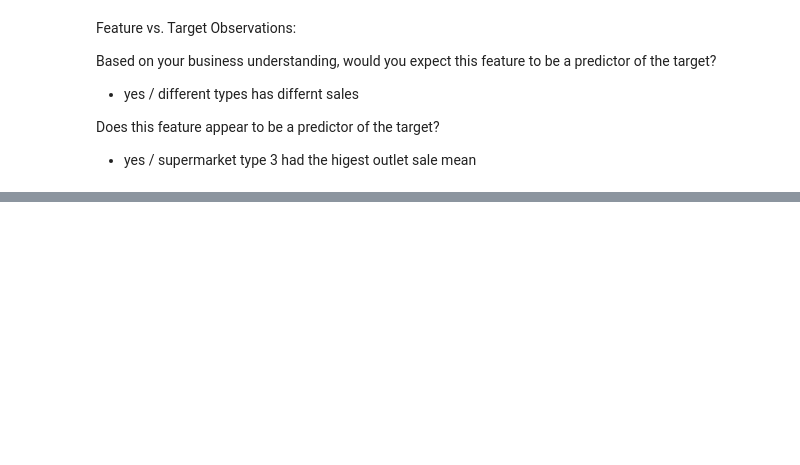
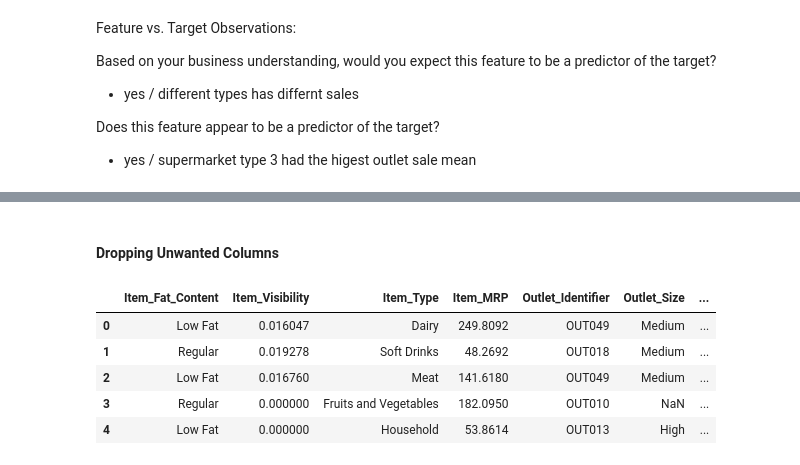
Before and after one commit to baselshunnarah/Prediction-of-Product-Sales, a Jupyter notebook: Prediction_of_Product_Sales.ipynb, the cells around one changed output, grey strips where cells are left out. Cells and saved outputs as stored; diff of their text form; code cells hidden in the pictures; blank space fills up the shorter version.

```diff
--- a/Prediction_of_Product_Sales.ipynb
+++ b/Prediction_of_Product_Sales.ipynb
@@ -20,8 +26,8 @@ import pandas as pd
 file_path="/content/drive/MyDrive/AXSOSACADEMY/01-Fundamentals/Week02/Data/sales_predictions_2023.csv"
 # %%
 #read_the file
-
 df_prediction=pd.read_csv(file_path)
+df2=df_prediction.copy()
 df_prediction.head()
 # %% [output]
 |  | Item_Identifier | Item_Weight | Item_Fat_Content | Item_Visibility | Item_Type | Item_MRP | ... |
@@ -1107,0 +1181,8 @@ Does this feature appear to be a predictor of the target?
+# %%
+
+  #sum of all duplicates
+duplicate_rows = df2.duplicated(keep=False)
+if duplicate_rows.sum() > 0:
+   df2 = df2.drop_duplicates()
+else:
+   print("No Duplicates")
@@ -1107,0 +1273,13 @@ Does this feature appear to be a predictor of the target?
+# %% [markdown]
+#### Dropping Unwanted Columns
+# %%
+# Droping features
+df2 = df2.drop(columns=['Item_Identifier', 'Item_Weight', 'Outlet_Establishment_Year',])
+df2.head()
+# %% [output]
+|  | Item_Fat_Content | Item_Visibility | Item_Type | Item_MRP | Outlet_Identifier | Outlet_Size | ... |
+| 0 | Low Fat | 0.016047 | Dairy | 249.8092 | OUT049 | Medium | ... |
+| 1 | Regular | 0.019278 | Soft Drinks | 48.2692 | OUT018 | Medium | ... |
+| 2 | Low Fat | 0.016760 | Meat | 141.6180 | OUT049 | Medium | ... |
+| 3 | Regular | 0.000000 | Fruits and Vegetables | 182.0950 | OUT010 | NaN | ... |
+| 4 | Low Fat | 0.000000 | Household | 53.8614 | OUT013 | High | ... |
```
Also changed, not shown: parts of 44 cells of this notebook.
